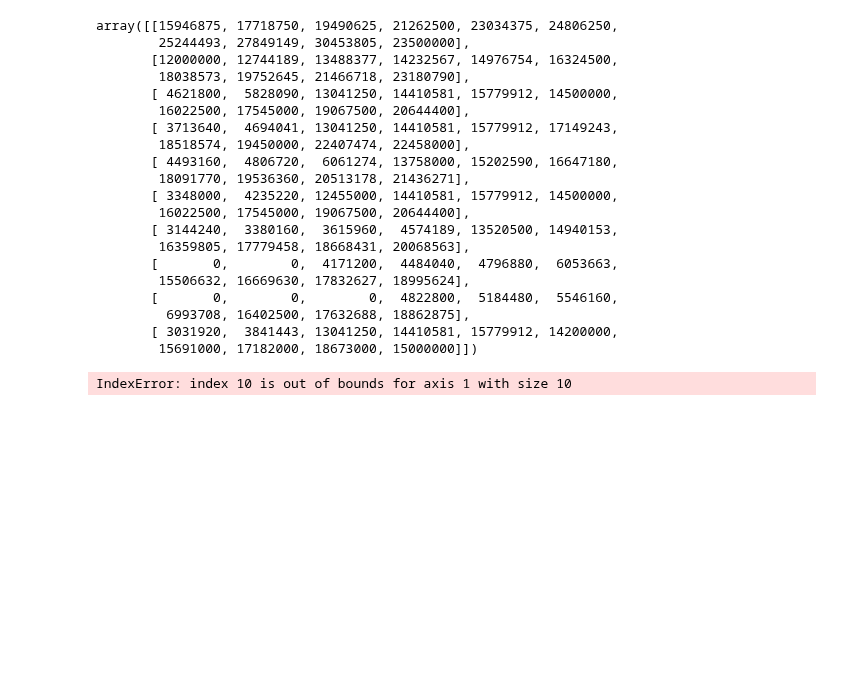
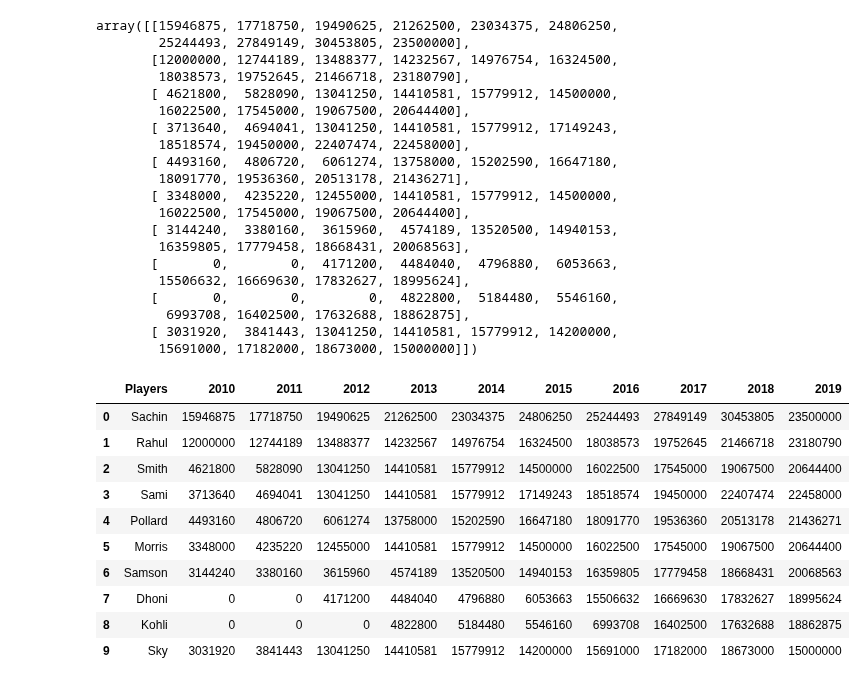
Before and after one commit to corpsedust/NareshIT, a Jupyter notebook: Self-practice(Tasks and IQ stuff)/IPL_DataAnalysis.ipynb, the cells around one changed output. Drawn from its saved outputs; the diff is of its cells as text; code cells hidden in the pictures; blank space fills up the shorter version.

```diff
--- a/Self-practice(Tasks and IQ stuff)/IPL_DataAnalysis.ipynb
+++ b/Self-practice(Tasks and IQ stuff)/IPL_DataAnalysis.ipynb
@@ -95,7 +97,20 @@ array([[15946875, 17718750, 19490625, 21262500, 23034375, 24806250,
 # %%
 c = 0
 for i in df:
-    df[i] = Salary[:,c]
-    c = c + 1
+    if i != "Players":
+        df[i] = Salary[:,c]
+        c = c + 1
+
+df
 # %% [output]
-IndexError: index 10 is out of bounds for axis 1 with size 10
+|  | Players | 2010 | 2011 | 2012 | 2013 | 2014 | 2015 | 2016 | 2017 | 2018 | 2019 |
+| 0 | Sachin | 15946875 | 17718750 | 19490625 | 21262500 | 23034375 | 24806250 | 25244493 | 27849149 | 30453805 | 23500000 |
+| 1 | Rahul | 12000000 | 12744189 | 13488377 | 14232567 | 14976754 | 16324500 | 18038573 | 19752645 | 21466718 | 23180790 |
+| 2 | Smith | 4621800 | 5828090 | 13041250 | 14410581 | 15779912 | 14500000 | 16022500 | 17545000 | 19067500 | 20644400 |
+| 3 | Sami | 3713640 | 4694041 | 13041250 | 14410581 | 15779912 | 17149243 | 18518574 | 19450000 | 22407474 | 22458000 |
+| 4 | Pollard | 4493160 | 4806720 | 6061274 | 13758000 | 15202590 | 16647180 | 18091770 | 19536360 | 20513178 | 21436271 |
+| 5 | Morris | 3348000 | 4235220 | 12455000 | 14410581 | 15779912 | 14500000 | 16022500 | 17545000 | 19067500 | 20644400 |
+| 6 | Samson | 3144240 | 3380160 | 3615960 | 4574189 | 13520500 | 14940153 | 16359805 | 17779458 | 18668431 | 20068563 |
+| 7 | Dhoni | 0 | 0 | 4171200 | 4484040 | 4796880 | 6053663 | 15506632 | 16669630 | 17832627 | 18995624 |
+| 8 | Kohli | 0 | 0 | 0 | 4822800 | 5184480 | 5546160 | 6993708 | 16402500 | 17632688 | 18862875 |
+| 9 | Sky | 3031920 | 3841443 | 13041250 | 14410581 | 15779912 | 14200000 | 15691000 | 17182000 | 18673000 | 15000000 |
```
Also changed, not shown: parts of 8 cells of this notebook.
